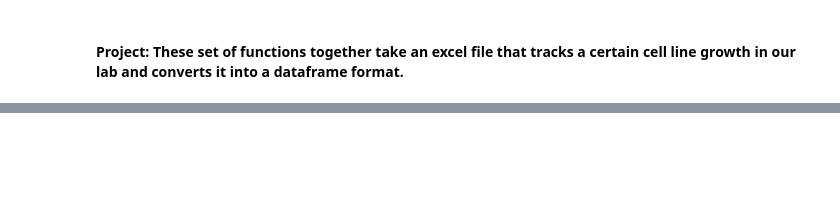
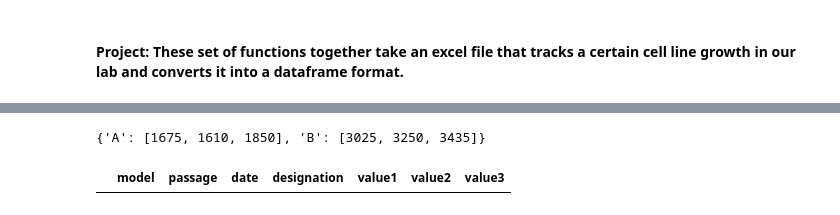
Before and after one commit to MrSawfish/gaussia-convert, a Jupyter notebook: munging_sgluc.ipynb, the cells around one changed output, grey strips where cells are left out. Drawn from its saved outputs; the diff is of its cells as text; code cells hidden in the pictures; blank space fills up the shorter version.

```diff
--- a/munging_sgluc.ipynb
+++ b/munging_sgluc.ipynb
@@ -79,0 +202,10 @@ print(v_1)
+# %%
+print(mice)
+# %% [output]
+{'A': [1675, 1610, 1850], 'B': [3025, 3250, 3435]}
+# %%
+df = pd.DataFrame(rows, columns=['model', 'passage', 'date', 'designation', 'value1', 'value2', 'value3'])
+# %%
+df.head(20)
+# %% [output]
+|  | model | passage | date | designation | value1 | value2 | value3 |
```
Also changed, not shown: parts of 8 cells of this notebook.
